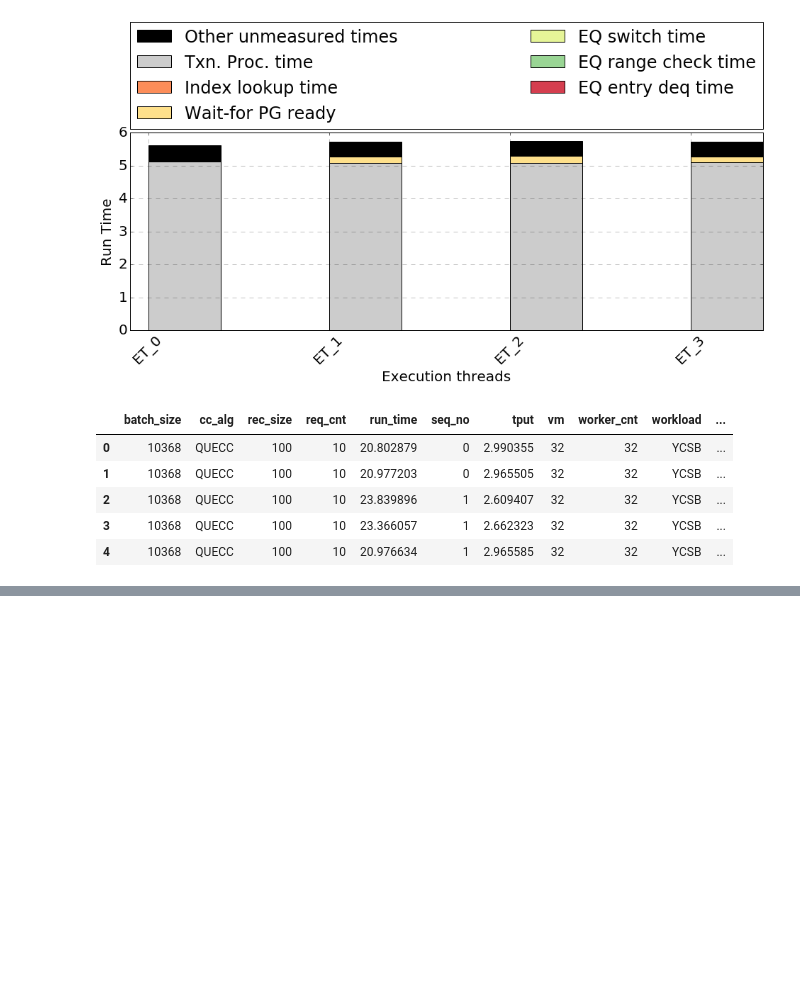
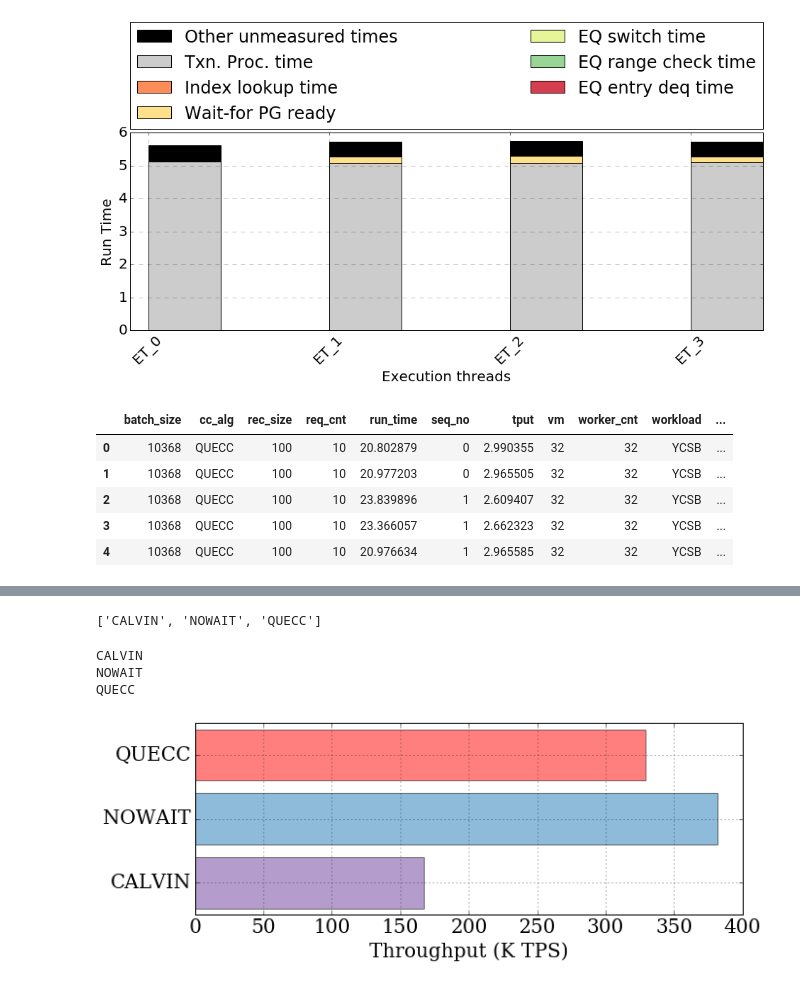
Before and after one commit to qadahtm/deneva, a Jupyter notebook: pynb/final_exps.ipynb, the cells around one changed output, grey strips where cells are left out. Saved outputs shown, nothing was run; the diff lists cells and outputs as text; code cells hidden in the pictures; blank space fills up the shorter version.

```diff
--- a/pynb/final_exps.ipynb
+++ b/pynb/final_exps.ipynb
@@ -12,7 +12,7 @@ import pandas as pd
 import random as r
 # %%
 #Global plot parameters
-sfont = {'family' : 'sans-serif',
+sfont = {'family' : 'serif',
         'weight' : 'normal',
         'size'   : 20}
 
@@ -54,6 +54,7 @@ ls_dict = {'HSTORE':ls[14],'OCC':ls[8],'SILO':ls[7],'QUECC':ls[0],'NOWAIT':ls[2]
            'WAIT_DIE':ls[1],
            'ERMIA-SI_SSN-REF':ls[3],
            'ERMIA-SI_SSN':ls[3],
+           'CALVIN':ls[10],
            'LADS':ls[14]
           }
 
@@ -2761,0 +2737,76 @@ fname.find('[summary]')
+# %%
+#2-Cl nodes, 4-S nodes t2.2xlarge
+exp_data = {'cc_alg':['QUECC','QUECC','CALVIN','CALVIN','NOWAIT','NOWAIT'],
+           'tput':[360,409,(227+211),(56.4+204.6),201,195],
+           'trial_no':[1,2,1,2,1,2]}
+
+#4-Cl nodes, 4-S nodes t2.2xlarge
+exp_data = {'cc_alg':['NOWAIT','NOWAIT','CALVIN','CALVIN','QUECC','QUECC'],
+            'tput':[(96597.865887+92754.516701+97359.533187+94267.532966)/1000,
+                    (97248.549164+92720.883188+96842.267014+95748.149615)/1000,
+                    (41342.983251+40623.449819+41661.749899+42479.367785)/1000,
+                    (42703.566588+41484.316446+43756.766637+40353.466708)/1000,
+                    (84586.816286+78625.699683+83157.967782+81849.583136)/1000,
+                    (83063.966369+81347.199847+84620.533350+81086.216375)/1000],
+           'trial_no':[1,2,1,2,1,2]}
+
+
+
+qcd_df = pd.DataFrame(exp_data)
+g_qcd_df = qcd_df.groupby(['cc_alg']).agg({'tput':'mean'})
+list(g_qcd_df.index)
+# g_qcd_df
+# qcd_df
+# %% [output]
+['CALVIN', 'NOWAIT', 'QUECC']
+# %%
+grouped_f = g_qcd_df
+
+plt.figure(figsize=(10,4))
+plt.grid(True)
+
+algs = list(grouped_f.index)
+pc =0
+# print(algs)
+# print(ztheta)
+doplot = True
+line_labels = []
+line_yvals = []
+line_ayvals = []
+line_xvals = []
+line_theta = []
+ptr = 100
+bcolor = []
+
+plot_abort = False
+for a in algs:
+    ll = a
+    print(ll)
+#         print(t)
+    line_labels.append(fix_lgd_label(ll))
+    bcolor.append(ls_dict[ll]['color'])
+    line_yvals.append(grouped_f.loc[a]['tput'])
+    if plot_abort:
+        line_ayvals.append(grouped_f.loc[a]['abort_perc'])
+
+ax = plt.subplot(111)
+if plot_abort:
+    bvals = list(grouped_f['abort_perc']*100)
+    _xlabel = 'Abort Percentage'
+else:
+    bvals = list(grouped_f['tput'])
+    _xlabel = 'Throughput (K TPS)'
+
+y_pos = np.arange(len(algs))
+ax.barh(y_pos, bvals, align='center', alpha=0.5, color=bcolor)
+plt.yticks(y_pos,line_labels)
+
+plt.xlabel(_xlabel)
+plt.grid(True)
+plt.tight_layout()
+# plt.savefig(outfname,format='pdf', bbox_inches='tight')
+# %% [output]
+CALVIN
+NOWAIT
+QUECC
+[figure, added]
```
Also changed, not shown: parts of 2 cells of this notebook, 17 other files.
